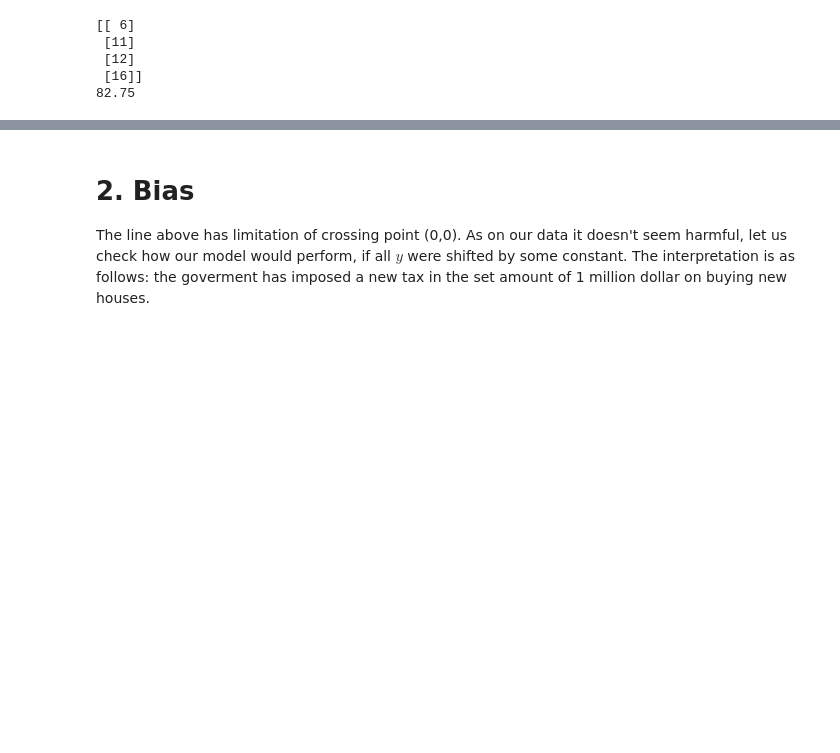
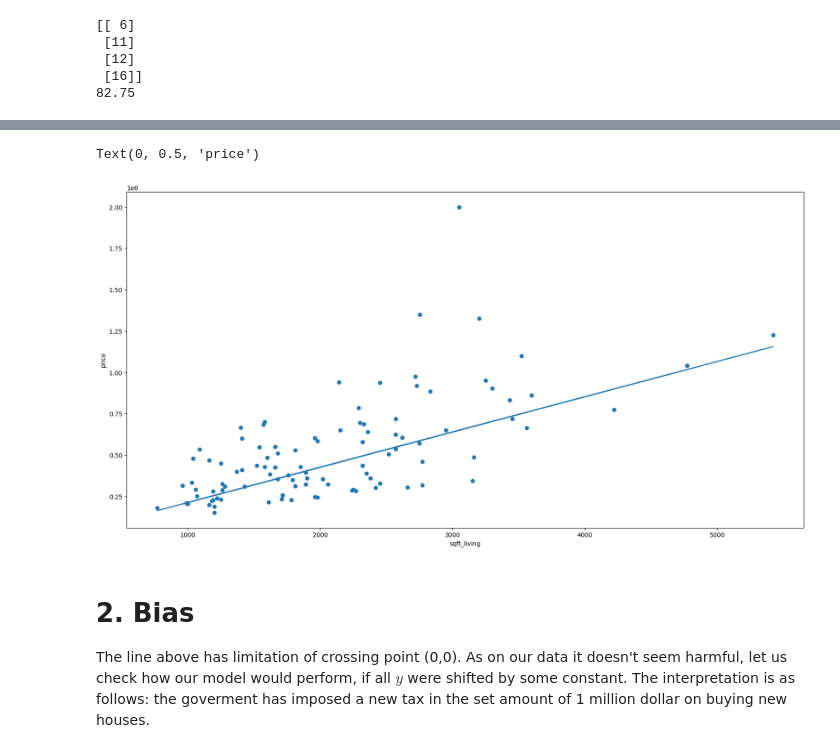
Before and after one commit to qojigedou/data_science, a Jupyter notebook: Assignment_3_with_code.ipynb, the cells around one changed output, grey strips where cells are left out. Drawn from its saved outputs; the diff is of its cells as text; code cells hidden in the pictures; blank space fills up the shorter version.

```diff
--- a/Assignment_3_with_code.ipynb
+++ b/Assignment_3_with_code.ipynb
@@ -67,3 +87,13 @@ print(cost(predict(test_b, test_X),test_y))
+# %%
+fig, ax = plt.subplots(figsize=(20, 10))
+
+ax.scatter(X, y)
+ax.plot(X, X*x_min)
+ax.set_xlabel('sqft_living')
+ax.set_ylabel('price')
+# %% [output]
+Text(0, 0.5, 'price')
+[figure, added]
 # %% [markdown]
 # 2. Bias
 
```
Also changed, not shown: parts of 20 cells of this notebook.
